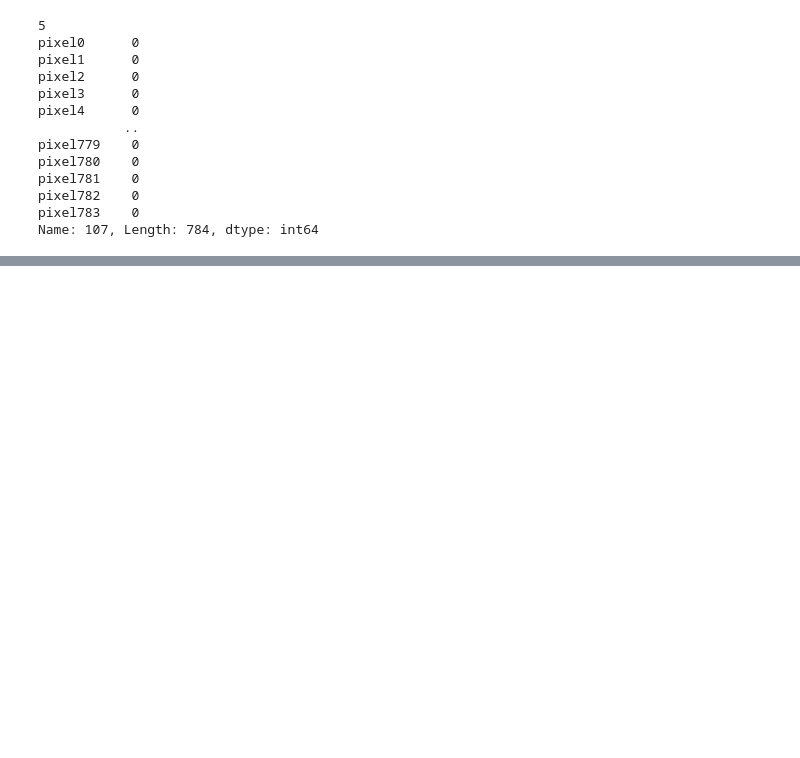
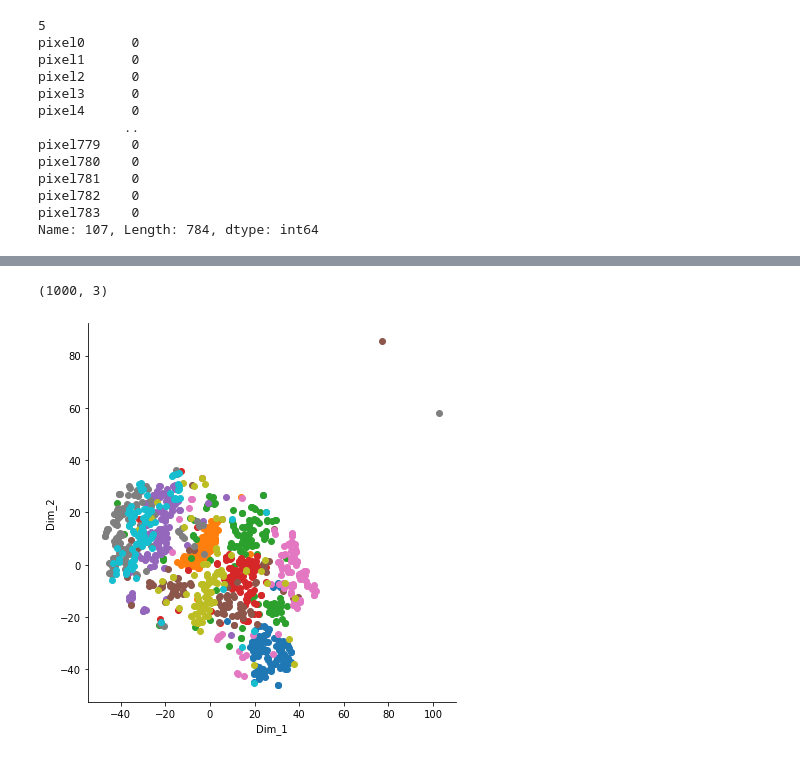
Before and after one commit to adnanshaikh53/MNIST-Dataset, a Jupyter notebook: Digit_Recognizer.ipynb, the cells around one changed output, grey strips where cells are left out. Cells and saved outputs as stored; diff of their text form; code cells hidden in the pictures; blank space fills up the shorter version.

```diff
--- a/Digit_Recognizer.ipynb
+++ b/Digit_Recognizer.ipynb
@@ -101,0 +235,6 @@ Name: 107, Length: 784, dtype: int64
+# %%
+
+from sklearn.preprocessing import StandardScaler
+standardized_data = StandardScaler().fit_transform(data)
+print(standardized_data.shape)
+type(standardized_data)
@@ -101,0 +246,7 @@ Name: 107, Length: 784, dtype: int64
+# %%
+data_1000 = standardized_data[0:1000]
+labels_1000 = label[0:1000]
+print(labels_1000.shape)
+model = TSNE(n_components=2,random_state= 0)
+tsne_data = model.fit_transform(data_1000)
+print(tsne_data.shape)
@@ -101,0 +266,4 @@ Name: 107, Length: 784, dtype: int64
+# %%
+import numpy as np
+tsne_data = np.vstack((tsne_data.T,labels_1000)).T
+print(tsne_data)
@@ -101,0 +278,6 @@ Name: 107, Length: 784, dtype: int64
+# %%
+print(tsne_data.shape)
+# %% [output]
+(1000, 3)
+# %%
+tsne_df = pd.DataFrame(data = tsne_data,columns=("Dim_1","Dim_2","Digit"))
@@ -101,0 +287,5 @@ Name: 107, Length: 784, dtype: int64
+# %%
+sns.FacetGrid(tsne_df,hue='Digit', size=6).map(plt.scatter,'Dim_1','Dim_2')
+plt.show()
+# %% [output]
+[figure, added]
```
Also changed, not shown: parts of 27 cells of this notebook, 4 other files.
